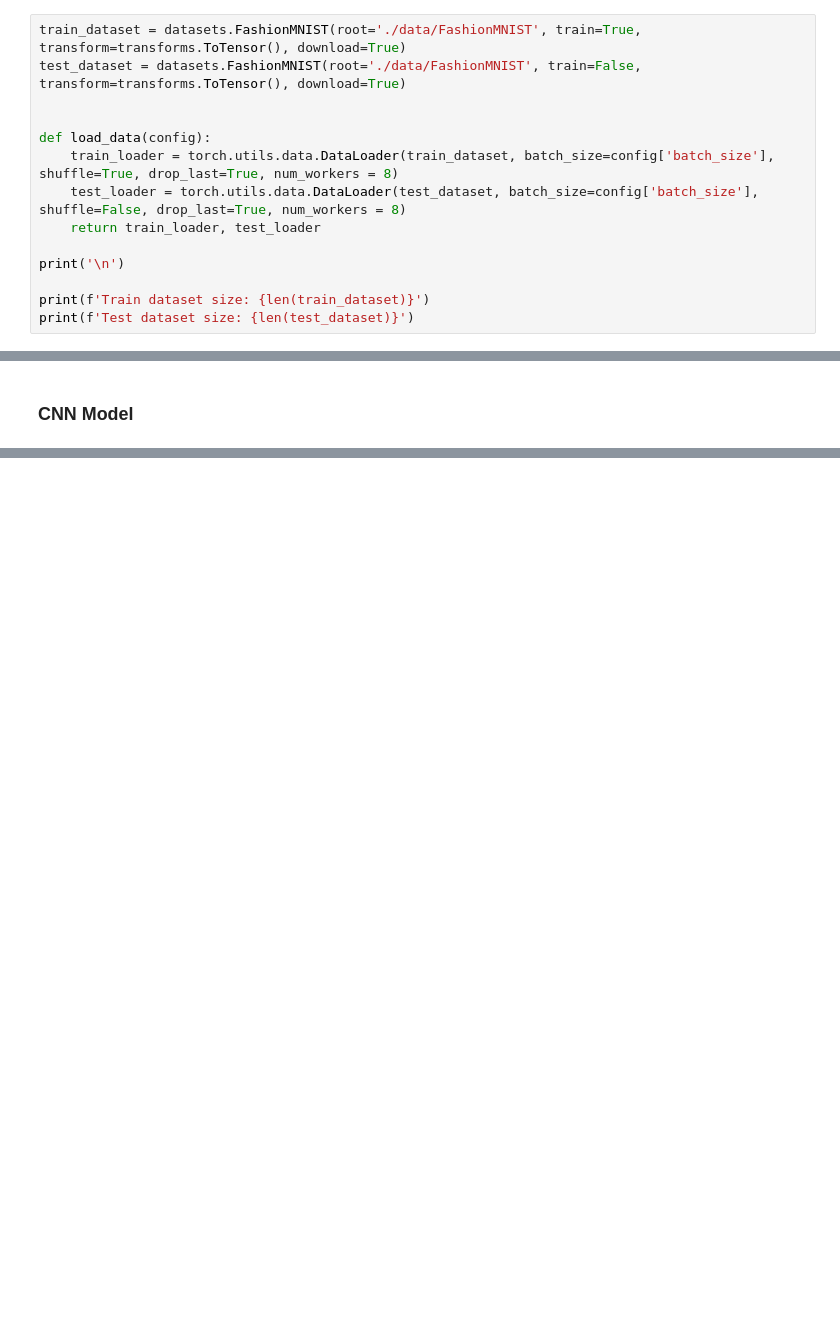
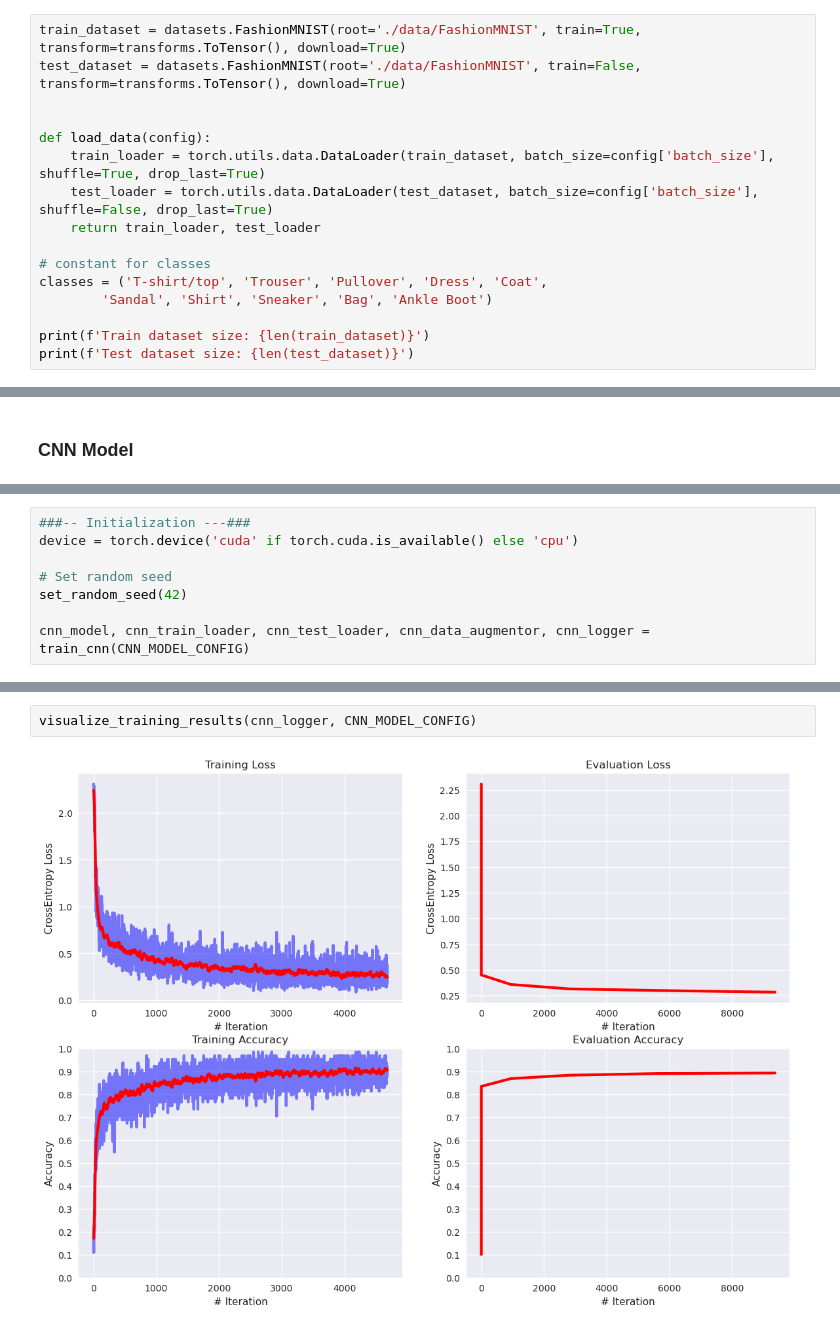
Before and after one commit to LDenninger/VisionLabSS23, a Jupyter notebook: solutions_task_2.ipynb, the cells around one changed output, grey strips where cells are left out. Saved outputs shown, nothing was run; the diff lists cells and outputs as text; blank space fills up the shorter version.

```diff
--- a/solutions_task_2.ipynb
+++ b/solutions_task_2.ipynb
@@ -212,11 +235,13 @@ test_dataset = datasets.FashionMNIST(root='./data/FashionMNIST', train=False, tr
 
 
 def load_data(config):
-    train_loader = torch.utils.data.DataLoader(train_dataset, batch_size=config['batch_size'], shuffle=True, drop_last=True, num_workers = 8)
-    test_loader = torch.utils.data.DataLoader(test_dataset, batch_size=config['batch_size'], shuffle=False, drop_last=True, num_workers = 8)
+    train_loader = torch.utils.data.DataLoader(train_dataset, batch_size=config['batch_size'], shuffle=True, drop_last=True)
+    test_loader = torch.utils.data.DataLoader(test_dataset, batch_size=config['batch_size'], shuffle=False, drop_last=True)
     return train_loader, test_loader
 
-print('\n')
+# constant for classes
+classes = ('T-shirt/top', 'Trouser', 'Pullover', 'Dress', 'Coat',
+        'Sandal', 'Shirt', 'Sneaker', 'Bag', 'Ankle Boot')
 
 print(f'Train dataset size: {len(train_dataset)}')
 print(f'Test dataset size: {len(test_dataset)}')
@@ -768,0 +1383,8 @@ CNN_MODEL_CONFIG =  {
+# %%
+###-- Initialization ---###
+device = torch.device('cuda' if torch.cuda.is_available() else 'cpu')
+
+# Set random seed
+set_random_seed(42)
+
+cnn_model, cnn_train_loader, cnn_test_loader, cnn_data_augmentor, cnn_logger = train_cnn(CNN_MODEL_CONFIG)
@@ -768,0 +1473,4 @@ CNN_MODEL_CONFIG =  {
+# %%
+visualize_training_results(cnn_logger, CNN_MODEL_CONFIG)
+# %% [output]
+[figure, added]
```
Also changed, not shown: parts of 54 cells of this notebook.
